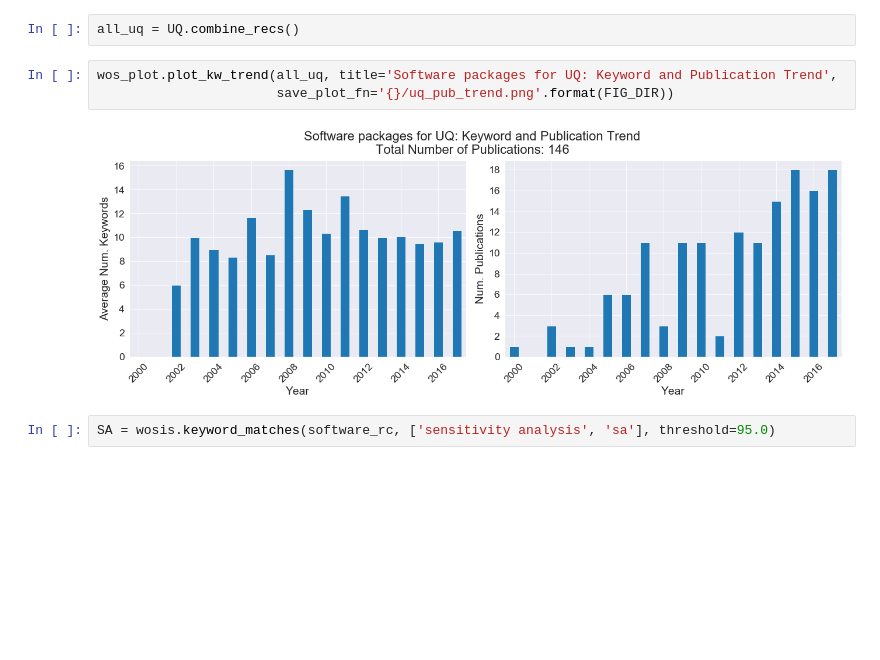
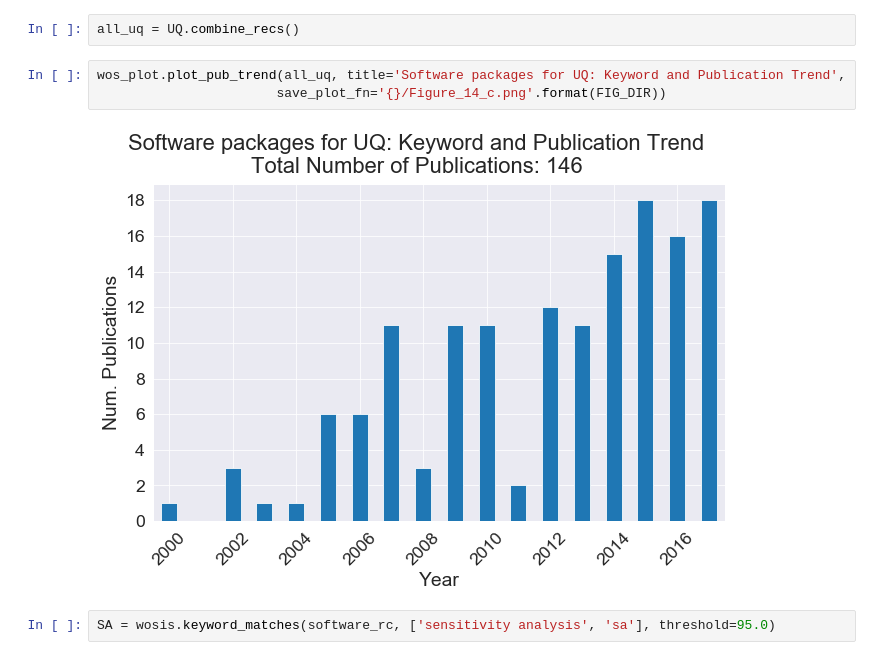
Before and after one commit to frog7/uasa-trends, a Jupyter notebook: notebooks/3e Software packages analysis.ipynb, the cells around one changed output. Drawn from its saved outputs; the diff is of its cells as text; blank space fills up the shorter version.

Commit message:
Updating figure titles

```diff
--- a/notebooks/3e Software packages analysis.ipynb
+++ b/notebooks/3e Software packages analysis.ipynb
@@ -68,10 +65,10 @@ UQ = wosis.keyword_matches(software_rc, ['uncertainty analysis', 'ua', 'uncertai
 # %%
 all_uq = UQ.combine_recs()
 # %%
-wos_plot.plot_kw_trend(all_uq, title='Software packages for UQ: Keyword and Publication Trend',
-                       save_plot_fn='{}/uq_pub_trend.png'.format(FIG_DIR))
+wos_plot.plot_pub_trend(all_uq, title='Software packages for UQ: Keyword and Publication Trend',
+                       save_plot_fn='{}/Figure_14_c.png'.format(FIG_DIR))
 # %% [output]
-[figure, old version]
+[figure, new version]
 # %%
 SA = wosis.keyword_matches(software_rc, ['sensitivity analysis', 'sa'], threshold=95.0)
 # %%
```
Also changed, not shown: parts of 25 cells of this notebook, 6 other files.
